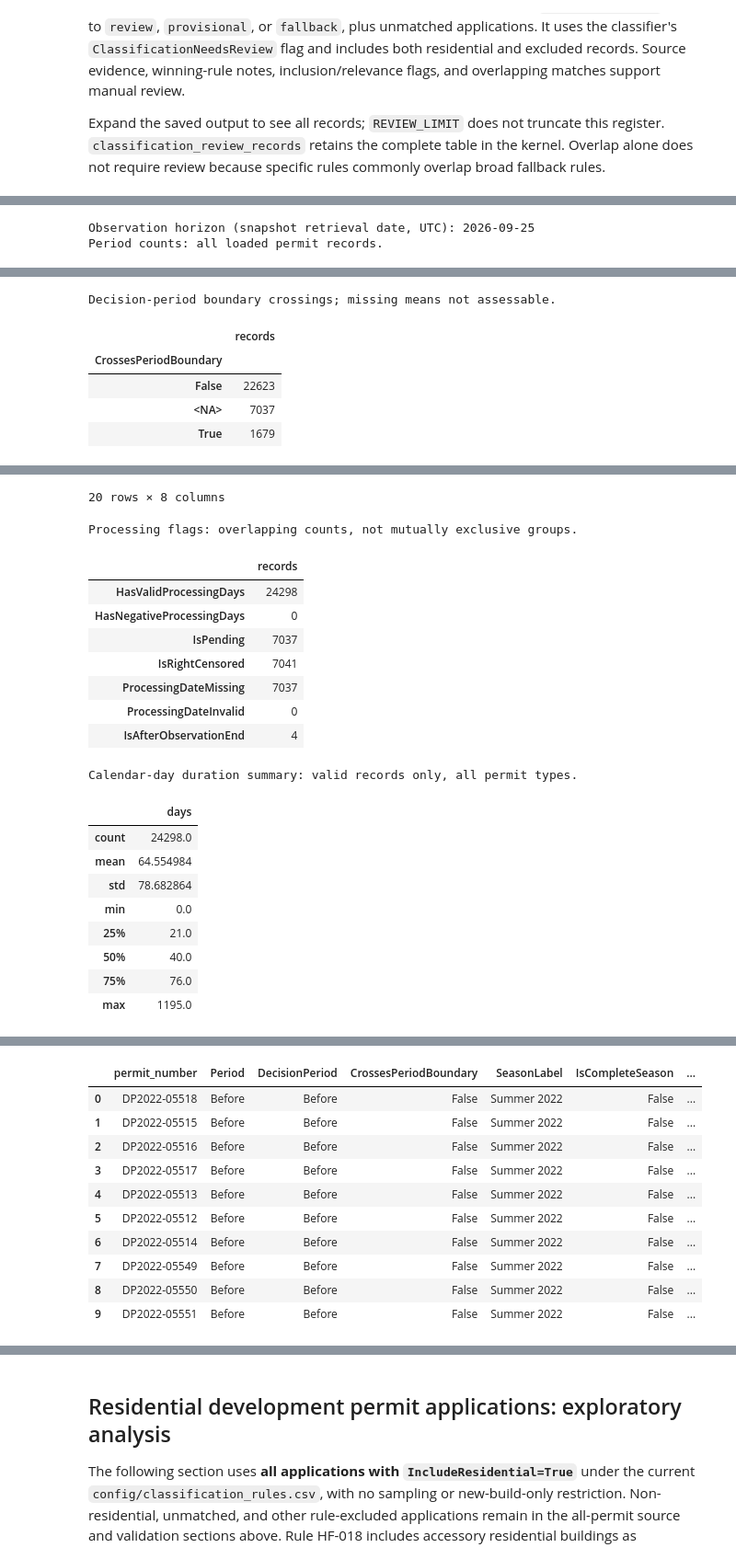
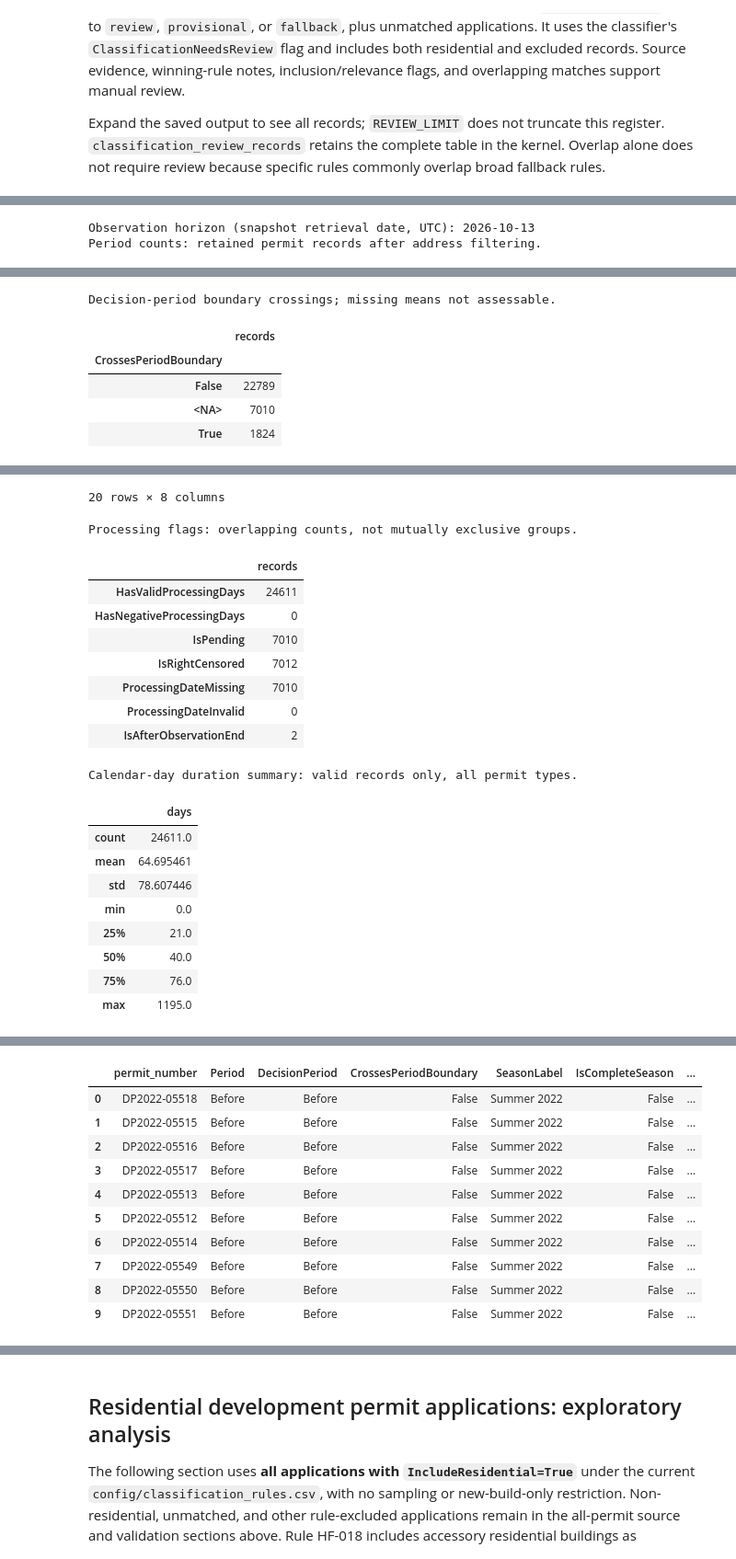
Before and after one commit to alby1976/Data110_DP_Activity, a Jupyter notebook: notebooks/02_complete_period_exploration.ipynb, the cells around one changed output, grey strips where cells are left out. Shown at 92% size. Drawn from its saved outputs; the diff is of its cells as text; code cells hidden in the pictures.

```diff
--- a/notebooks/02_complete_period_exploration.ipynb
+++ b/notebooks/02_complete_period_exploration.ipynb
@@ -63,6 +63,6 @@ Python 3.13.14 | pandas 2.2.3 | Matplotlib 3.10.8
 # %%
 SETTINGS_PATH = ROOT / "config/settings.yaml"
-SNAPSHOT_FILENAME = "development_permits_20260925_045241.parquet"
+SNAPSHOT_FILENAME = "development_permits_residential_20261013_001726.parquet"
 REFRESH_DOWNLOAD = False
 REVIEW_LIMIT = 10
 
@@ -542,11 +548,11 @@ assert_frame_equal(classified, classified_before_features)
 assert_frame_equal(featured[classified.columns], classified)
 assert_frame_equal(season_permits[period_permits.columns], period_permits)
 assert_frame_equal(featured[season_permits.columns], season_permits)
-assert len(featured) == len(raw) and featured.index.equals(raw.index)
+assert len(featured) == len(cleaned) and featured.index.equals(cleaned.index)
 assert featured["Period"].isin(covered_labels).all()
 
 print(f"Observation horizon (snapshot retrieval date, UTC): {observation_end}")
-print("Period counts: all loaded permit records.")
+print("Period counts: retained permit records after address filtering.")
 display(featured.groupby("Period", observed=True, dropna=False).size().rename("records").to_frame())
 print("Decision-period boundary crossings; missing means not assessable.")
 display(featured["CrossesPeriodBoundary"].value_counts(dropna=False).rename("records").to_frame())
@@ -579,7 +585,7 @@ display(featured[[
     "IsPending", "IsRightCensored", "FollowUpDays",
 ]].head(REVIEW_LIMIT))
 # %% [output]
-Observation horizon (snapshot retrieval date, UTC): 2026-09-25
-Period counts: all loaded permit records.
+Observation horizon (snapshot retrieval date, UTC): 2026-10-13
+Period counts: retained permit records after address filtering.
 |  | records |
 | Period |  |
@@ -589,36 +595,36 @@ Period counts: all loaded permit records.
 Decision-period boundary crossings; missing means not assessable.
 |  | records |
 | CrossesPeriodBoundary |  |
-| False | 22623 |
-| <NA> | 7037 |
-| True | 1679 |
+| False | 22789 |
+| <NA> | 7010 |
+| True | 1824 |
 |  | Period | SeasonSortKey | SeasonLabel | SeasonStartDate | SeasonEndDate | IsCompleteSeason | ... |
 | 0 | Before | 202206 | Summer 2022 | 2022-06-01 | 2022-08-31 | False | ... |
 | 1 | Before | 202209 | Fall 2022 | 2022-09-01 | 2022-11-30 | True | ... |
 | 2 | Before | 202212 | Winter 2022–23 | 2022-12-01 | 2023-02-28 | True | ... |
 | 3 | Before | 202303 | Spring 2023 | 2023-03-01 | 2023-05-31 | True | ... |
 | 4 | Before | 202306 | Summer 2023 | 2023-06-01 | 2023-08-31 | True | ... |
 | ... | ... | ... | ... | ... | ... | ... | ... |
 | 15 | During | 202512 | Winter 2025–26 | 2025-12-01 | 2026-02-28 | True | ... |
 | 16 | During | 202603 | Spring 2026 | 2026-03-01 | 2026-05-31 | True | ... |
 | 17 | During | 202606 | Summer 2026 | 2026-06-01 | 2026-08-31 | False | ... |
 | 18 | Early Post-Repeal | 202606 | Summer 2026 | 2026-06-01 | 2026-08-31 | False | ... |
 | 19 | Early Post-Repeal | 202609 | Fall 2026 | 2026-09-01 | 2026-11-30 | False | ... |
 20 rows × 8 columns
 Processing flags: overlapping counts, not mutually exclusive groups.
 |  | records |
-| HasValidProcessingDays | 24298 |
+| HasValidProcessingDays | 24611 |
 | HasNegativeProcessingDays | 0 |
-| IsPending | 7037 |
-| IsRightCensored | 7041 |
-| ProcessingDateMissing | 7037 |
+| IsPending | 7010 |
+| IsRightCensored | 7012 |
+| ProcessingDateMissing | 7010 |
 | ProcessingDateInvalid | 0 |
-| IsAfterObservationEnd | 4 |
+| IsAfterObservationEnd | 2 |
 Calendar-day duration summary: valid records only, all permit types.
 |  | days |
-| count | 24298.0 |
-| mean | 64.554984 |
-| std | 78.682864 |
+| count | 24611.0 |
+| mean | 64.695461 |
+| std | 78.607446 |
 | min | 0.0 |
 | 25% | 21.0 |
 | 50% | 40.0 |
```
Also changed, not shown: parts of 17 cells of this notebook, 5 other files.
